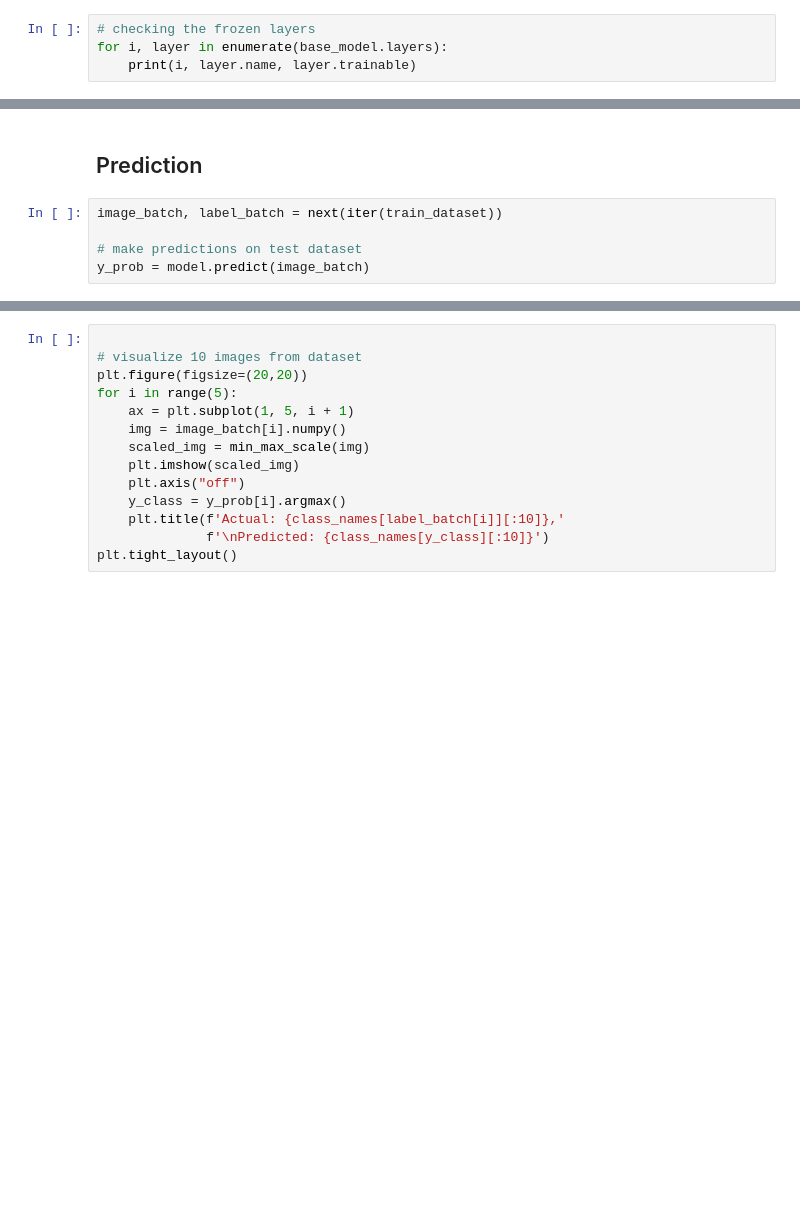
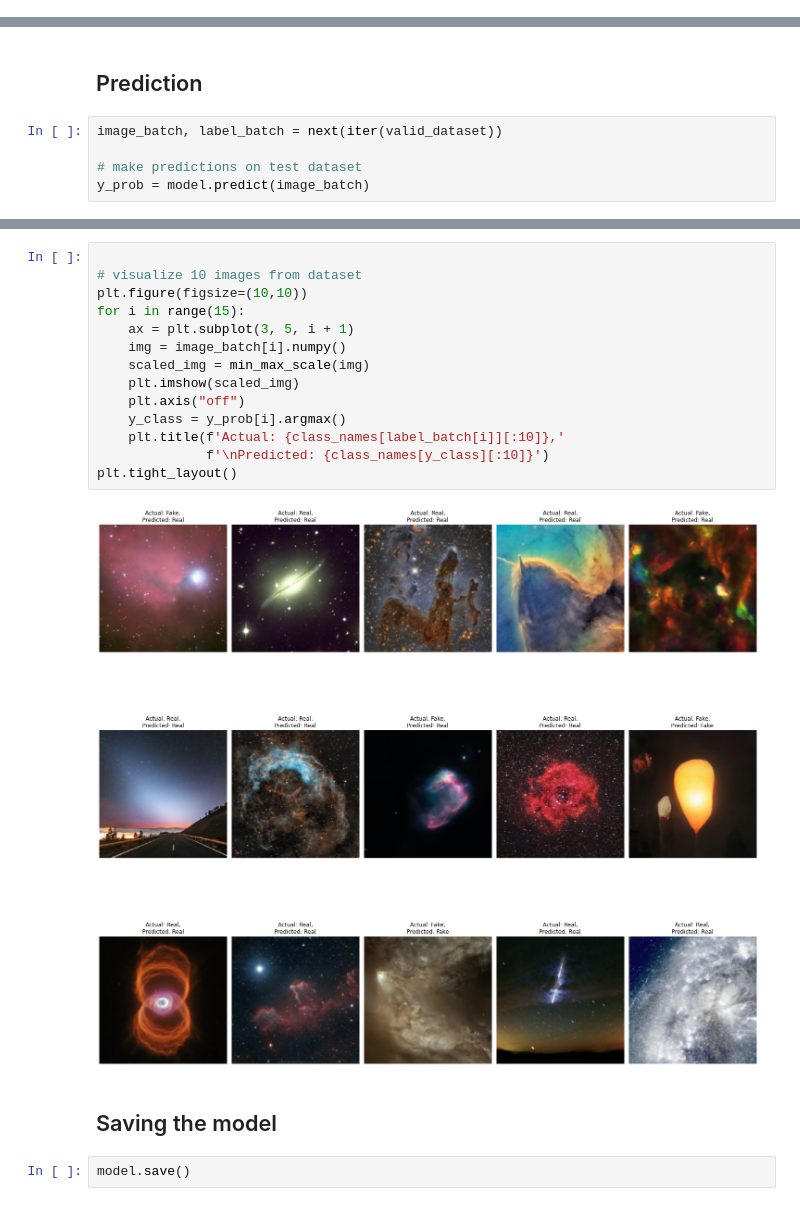
Before and after one commit to tejachalmala/machine-learning, a Jupyter notebook: APOD_image_classification.ipynb, the cells around one changed output, grey strips where cells are left out. Saved outputs shown, nothing was run; the diff lists cells and outputs as text; blank space fills up the shorter version.

```diff
--- a/APOD_image_classification.ipynb
+++ b/APOD_image_classification.ipynb
@@ -119,4 +168,0 @@ weights = 'imagenet')
-# %%
-# checking the frozen layers
-for i, layer in enumerate(base_model.layers):
-    print(i, layer.name, layer.trainable)
@@ -196,7 +258,7 @@ plt.legend()
 # %% [markdown]
 ## Prediction
 # %%
-image_batch, label_batch = next(iter(train_dataset))
+image_batch, label_batch = next(iter(valid_dataset))
 
 # make predictions on test dataset
 y_prob = model.predict(image_batch)
@@ -216,14 +296,20 @@ preds = tf.math.argmax(preds, -1)
 # %%
 
 # visualize 10 images from dataset
-plt.figure(figsize=(20,20))
-for i in range(5):
-    ax = plt.subplot(1, 5, i + 1)
+plt.figure(figsize=(10,10))
+for i in range(15):
+    ax = plt.subplot(3, 5, i + 1)
     img = image_batch[i].numpy()
     scaled_img = min_max_scale(img)
     plt.imshow(scaled_img)
     plt.axis("off")
     y_class = y_prob[i].argmax()
     plt.title(f'Actual: {class_names[label_batch[i]][:10]},'
               f'\nPredicted: {class_names[y_class][:10]}')
 plt.tight_layout()
+# %% [output]
+[figure, added]
+# %% [markdown]
+## Saving the model
+# %%
+model.save()
```
Also changed, not shown: parts of 20 cells of this notebook.
